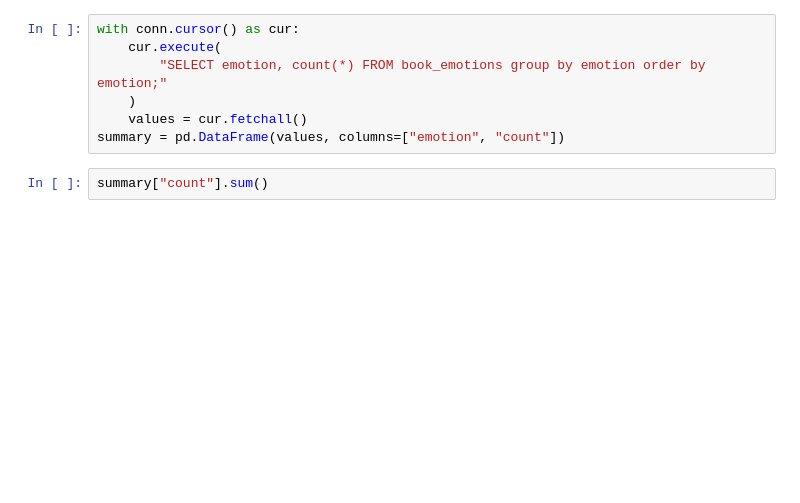
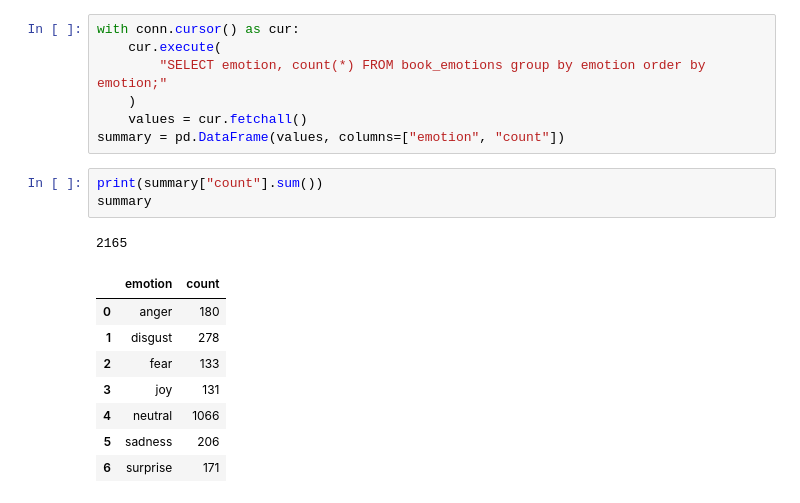
Before and after one commit to Haklim733/stream-data-pipe, a Jupyter notebook: services/notebook/notebooks/kafka-ml-inference.ipynb, the cells around one changed output. Cells and saved outputs as stored; diff of their text form; blank space fills up the shorter version.

```diff
--- a/services/notebook/notebooks/kafka-ml-inference.ipynb
+++ b/services/notebook/notebooks/kafka-ml-inference.ipynb
@@ -62,4 +143,15 @@ with conn.cursor() as cur:
     values = cur.fetchall()
 summary = pd.DataFrame(values, columns=["emotion", "count"])
 # %%
-summary["count"].sum()
+print(summary["count"].sum())
+summary
+# %% [output]
+2165
+|  | emotion | count |
+| 0 | anger | 180 |
+| 1 | disgust | 278 |
+| 2 | fear | 133 |
+| 3 | joy | 131 |
+| 4 | neutral | 1066 |
+| 5 | sadness | 206 |
+| 6 | surprise | 171 |
```
Also changed, not shown: parts of 7 cells of this notebook, 5 other files.
